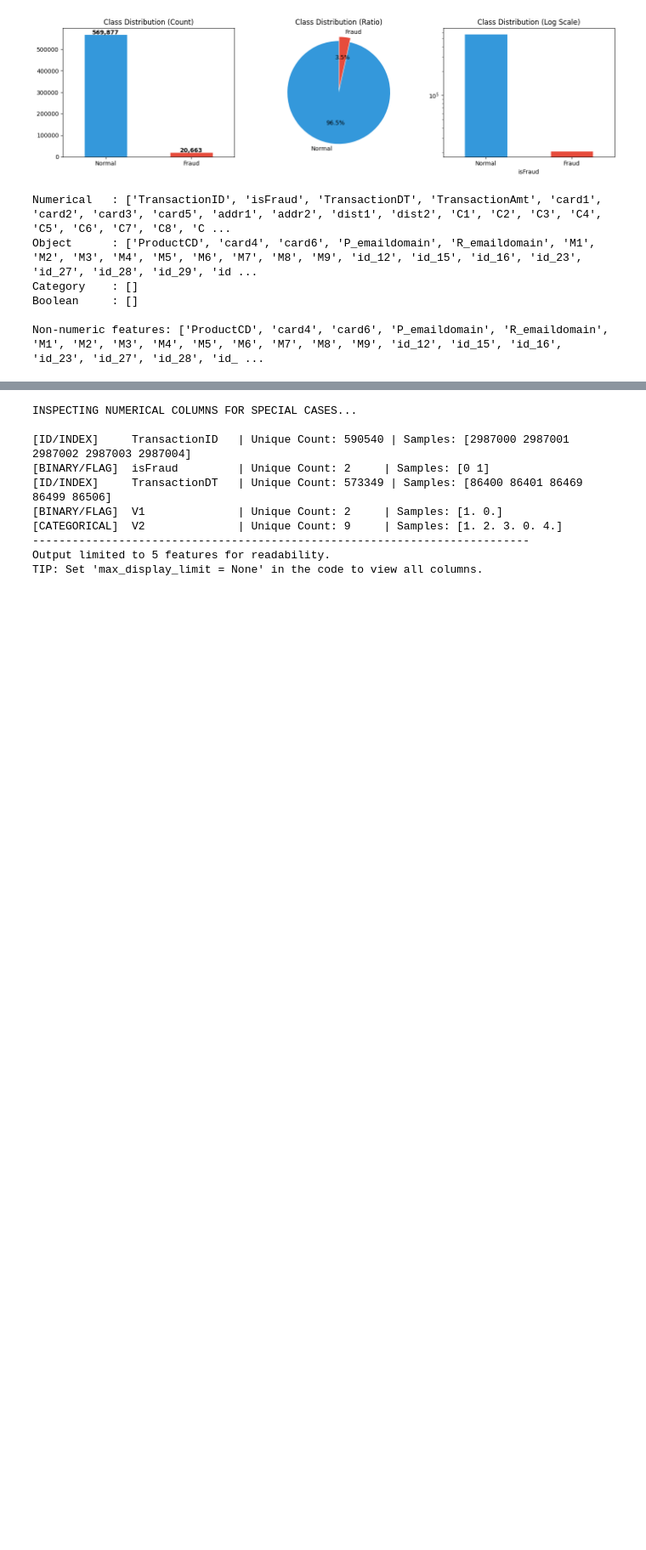
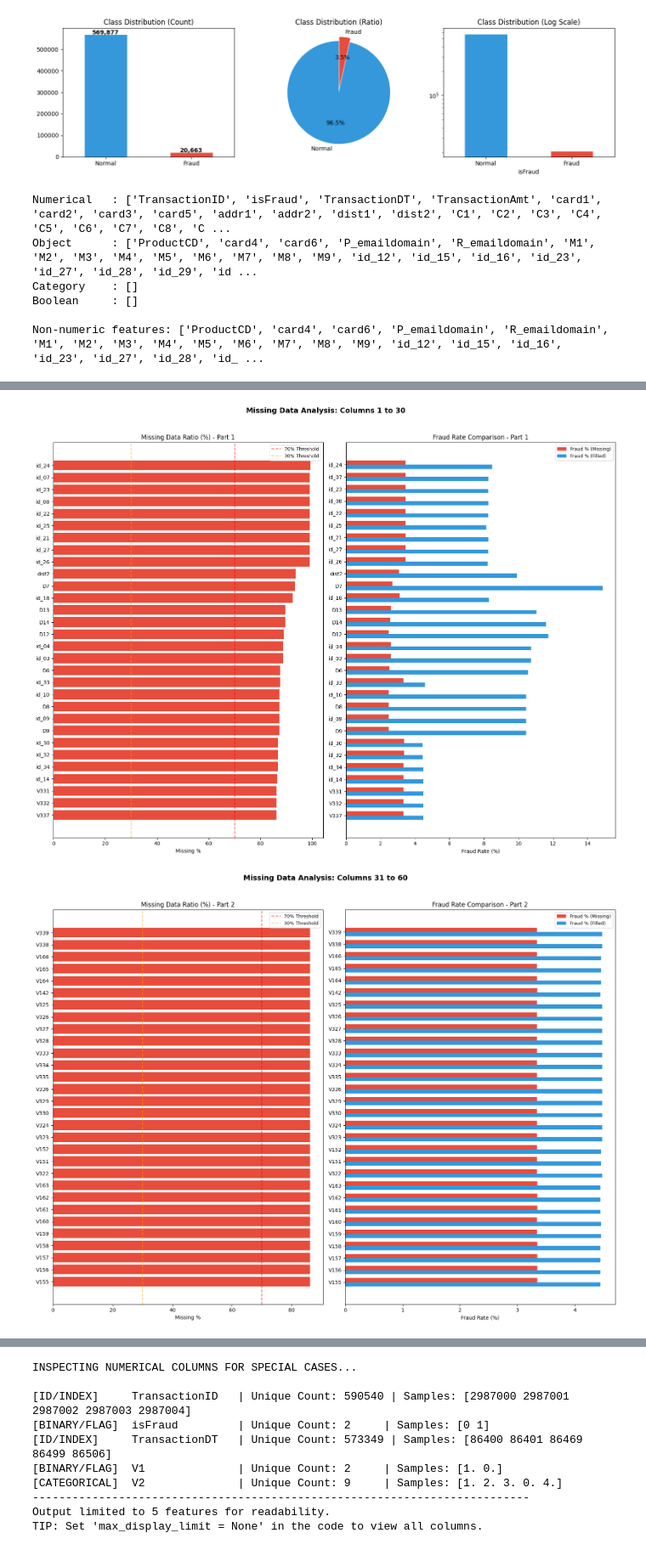
Before and after one commit to baykalfurkan/credit_card_fraud_detection, a Jupyter notebook: notebooks/01_data_exploration.ipynb, the cells around one changed output, grey strips where cells are left out. Shown at 85% size. Saved outputs shown, nothing was run; the diff lists cells and outputs as text; code cells hidden in the pictures; blank space fills up the shorter version.

```diff
--- a/notebooks/01_data_exploration.ipynb
+++ b/notebooks/01_data_exploration.ipynb
@@ -130,0 +186,64 @@ Non-numeric features: ['ProductCD', 'card4', 'card6', 'P_emaildomain', 'R_emaild
+# %%
+def plot_missing_data_comparison(df, target='isFraud', batch_size=30, max_plots=None):
+    """
+    Plots the missing data ratio on the left and compares Fraud rates
+    for 'Missing' vs 'Filled' states on the right using grouped bars.
+    """
+    report = missing_data_report(df, target)
+    total_missing_cols = len(report)
+
+    if total_missing_cols == 0:
+        print("No missing data found to plot!")
+        return
+
+    num_batches = (total_missing_cols // batch_size) + (1 if total_missing_cols % batch_size > 0 else 0)
+    if max_plots:
+        num_batches = min(num_batches, max_plots)
+
+    for i in range(num_batches):
+        start_idx = i * batch_size
+        end_idx = min((i + 1) * batch_size, total_missing_cols)
+        chunk = report.iloc[start_idx:end_idx].copy()
+
+        fig, axes = plt.subplots(1, 2, figsize=(16, max(6, len(chunk) * 0.4)))
+
+        # ── Left Chart: Missing Ratio ──
+        colors_ratio = ['#e74c3c' if v > 70 else '#e67e22' if v > 30 else '#3498db'
+                        for v in chunk['Missing_%']]
+
+        axes[0].barh(chunk['Column'], chunk['Missing_%'], color=colors_ratio)
+        axes[0].axvline(70, color='red', ls='--', alpha=0.6, label='70% Threshold')
+        axes[0].axvline(30, color='orange', ls='--', alpha=0.6, label='30% Threshold')
+        axes[0].set_title(f'Missing Data Ratio (%) - Part {i+1}')
+        axes[0].set_xlabel('Missing %')
+        axes[0].legend(fontsize=9)
+        axes[0].invert_yaxis()
+
+        # ── Right Chart: Fraud_Missing% vs Fraud_Filled% ──
+        y_pos = np.arange(len(chunk))
+        bar_height = 0.35  # Thickness of the bars
+
+        axes[1].barh(y_pos - bar_height/2, chunk['Fraud_Missing%'], bar_height,
+                     label='Fraud % (Missing)', color='#e74c3c')
+
+        axes[1].barh(y_pos + bar_height/2, chunk['Fraud_Filled%'], bar_height,
+                     label='Fraud % (Filled)', color='#3498db')
+
+
+        axes[1].set_yticks(y_pos)
+        axes[1].set_yticklabels(chunk['Column'])
+
+        axes[1].set_title(f'Fraud Rate Comparison - Part {i+1}')
+        axes[1].set_xlabel('Fraud Rate (%)')
+        axes[1].legend(fontsize=9)
+        axes[1].invert_yaxis()
+
+        plt.suptitle(f'Missing Data Analysis: Columns {start_idx + 1} to {end_idx}',
+                     fontsize=14, fontweight='bold', y=1.02)
+        plt.tight_layout()
+        plt.show()
+
+plot_missing_data_comparison(train_dt, batch_size=30)
+# %% [output]
+[figure, added]
+[figure, added]
```
Also changed, not shown: parts of 5 cells of this notebook.
